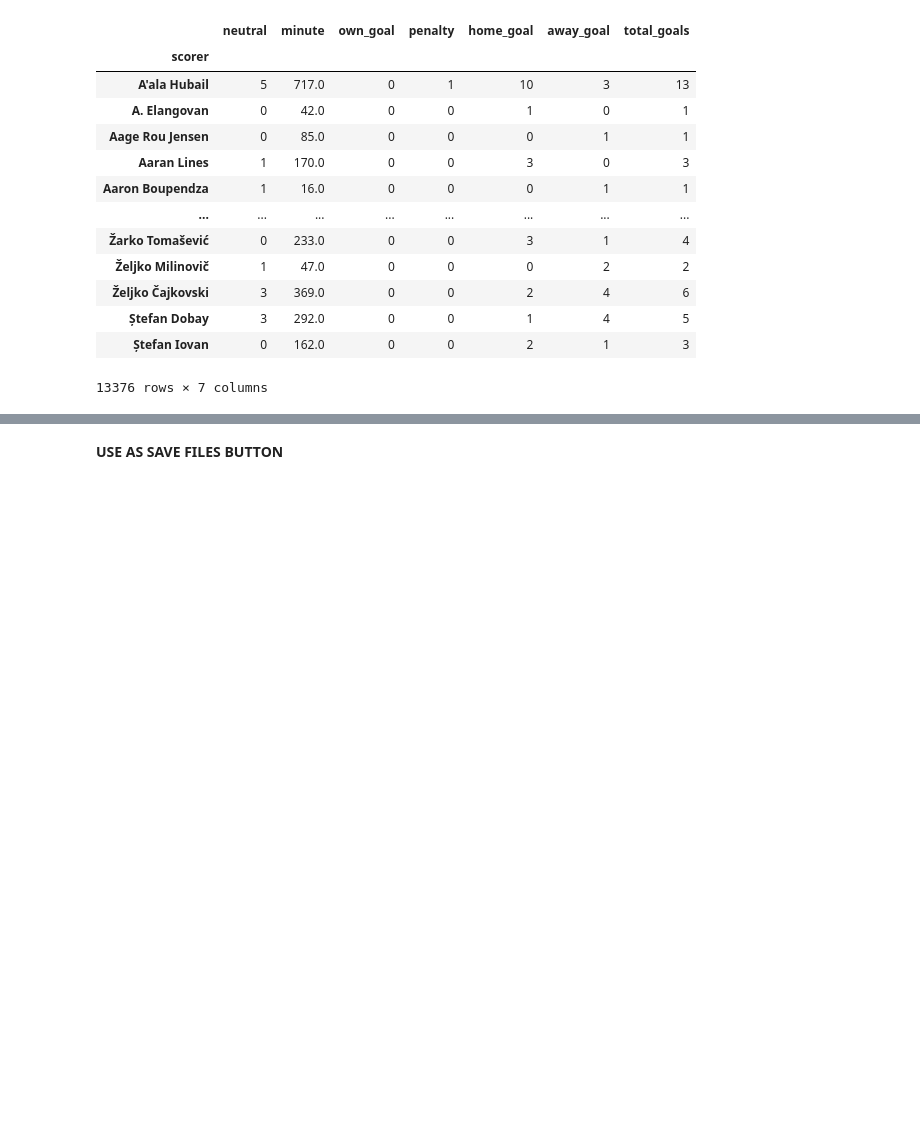
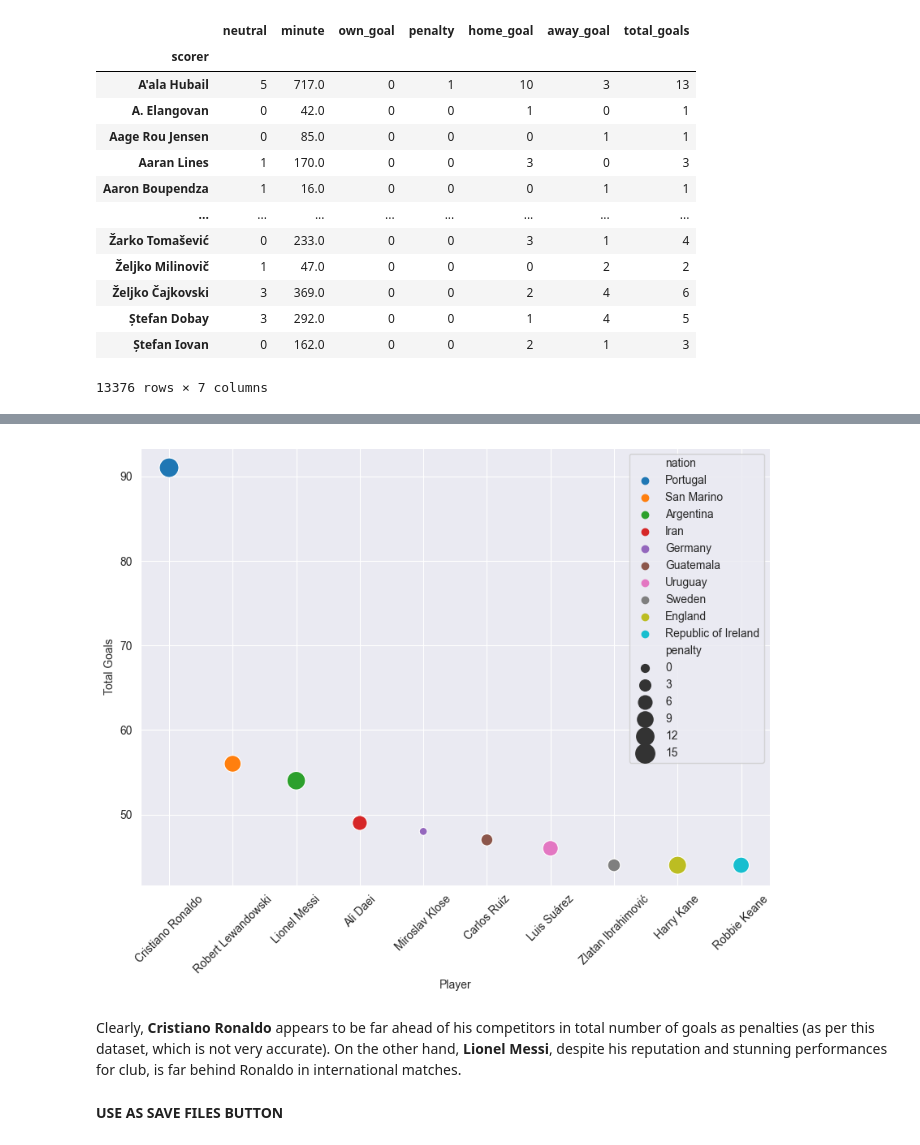
Before and after one commit to ryuukkk/football-data-analysis, a Jupyter notebook: DE_PROJECT.ipynb, the cells around one changed output, grey strips where cells are left out. Drawn from its saved outputs; the diff is of its cells as text; code cells hidden in the pictures; blank space fills up the shorter version.

```diff
--- a/DE_PROJECT.ipynb
+++ b/DE_PROJECT.ipynb
@@ -432,3 +427,17 @@ top_10_players
+# %%
+fig = plt.figure(figsize=(10,7))
+ax5 = sns.scatterplot(data=top_10_players, x='scorer', y='total_goals', size='penalty', sizes=(50, 300), hue='nation')
+plt.xticks(rotation=45)
+plt.legend(loc='best')
+plt.xlabel('Player')
+plt.ylabel('Total Goals')
+
+plt.savefig('figures/top_10_players.jpg')
+# %% [output]
+[figure, added]
+# %% [markdown]
+Clearly, **Cristiano Ronaldo** appears to be far ahead of his competitors in total number of goals as penalties (as per this dataset, which is not very accurate).
+On the other hand, **Lionel Messi**, despite his reputation and stunning performances for club, is far behind Ronaldo in international matches.
 # %% [markdown]
 **USE AS SAVE FILES BUTTON**
 # %%
```
Also changed, not shown: parts of 8 cells of this notebook, 3 other files.
